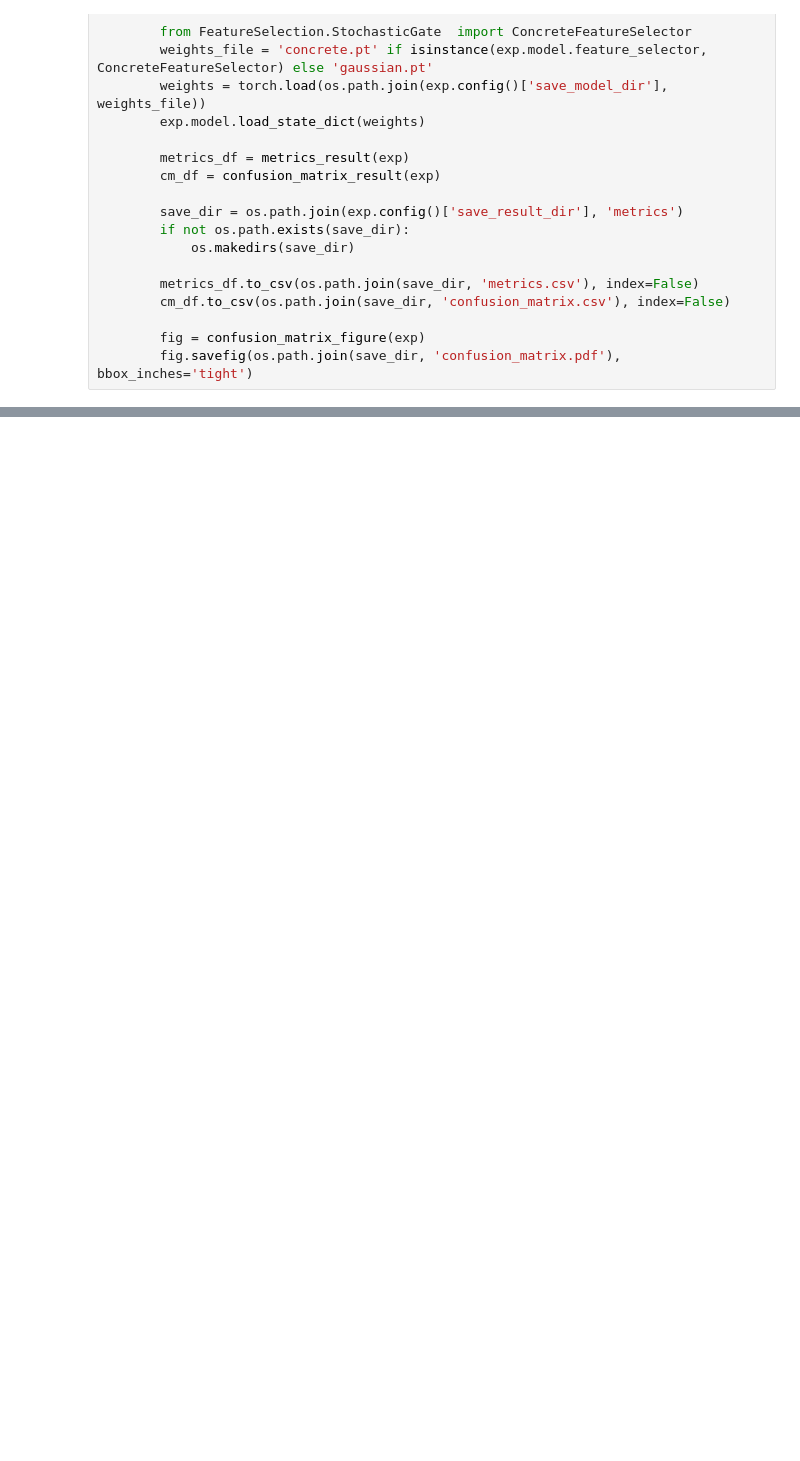
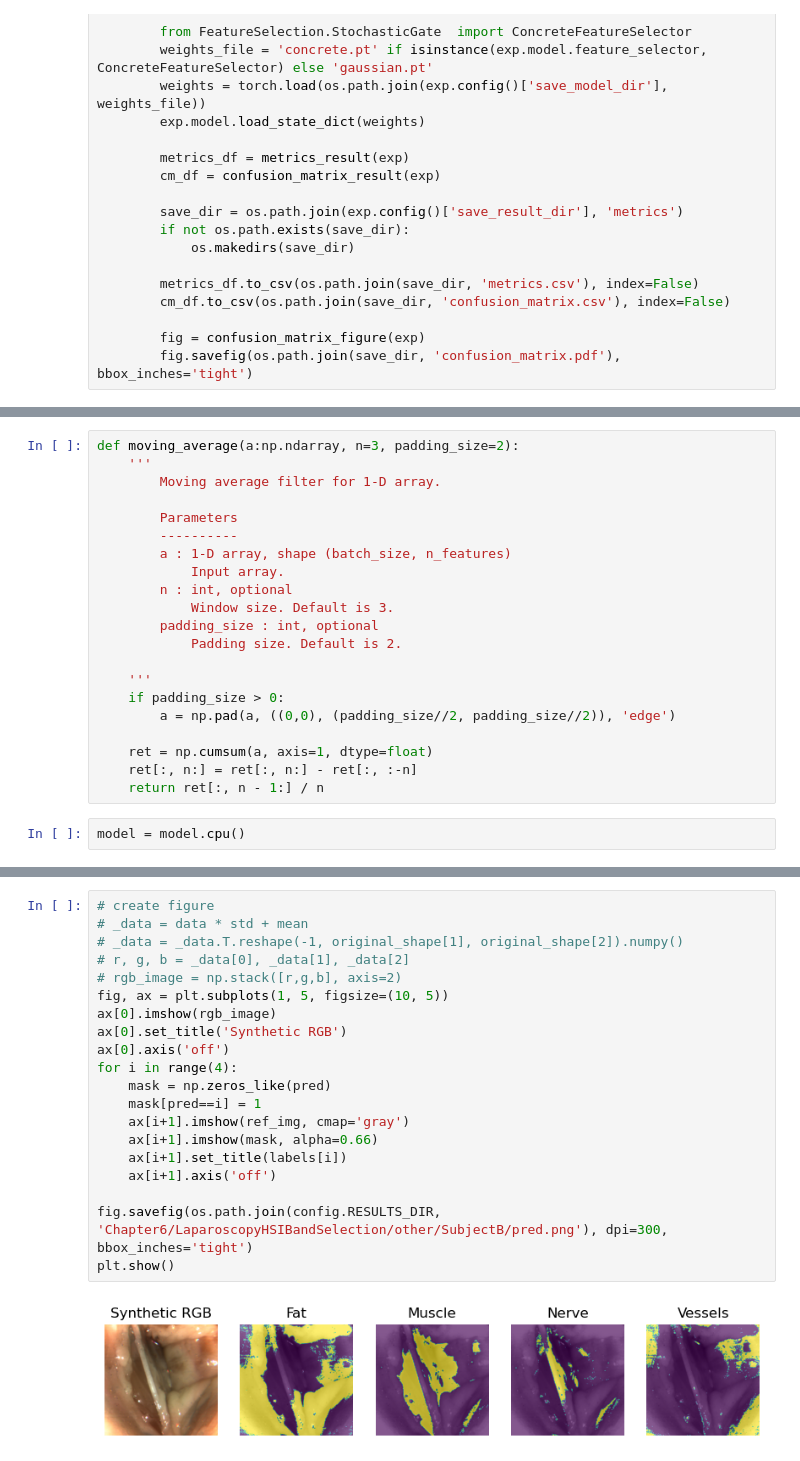
Before and after one commit to SolidusAbi/Thesis, a Jupyter notebook: Chapter 6/HSI/metrics.ipynb, the cells around one changed output, grey strips where cells are left out. Cells and saved outputs as stored; diff of their text form; blank space fills up the shorter version.

Commit message:
New figures for chapter 4

```diff
--- a/Chapter 6/HSI/metrics.ipynb
+++ b/Chapter 6/HSI/metrics.ipynb
@@ -99,0 +231,23 @@ for exp_type in experiments:
+# %%
+def moving_average(a:np.ndarray, n=3, padding_size=2):
+    '''
+        Moving average filter for 1-D array.
+
+        Parameters
+        ----------
+        a : 1-D array, shape (batch_size, n_features)
+            Input array.
+        n : int, optional
+            Window size. Default is 3.
+        padding_size : int, optional
+            Padding size. Default is 2.
+
+    '''
+    if padding_size > 0:
+        a = np.pad(a, ((0,0), (padding_size//2, padding_size//2)), 'edge')
+
+    ret = np.cumsum(a, axis=1, dtype=float)
+    ret[:, n:] = ret[:, n:] - ret[:, :-n]
+    return ret[:, n - 1:] / n
+# %%
+model = model.cpu()
@@ -99,0 +293,22 @@ for exp_type in experiments:
+# %%
+# create figure
+# _data = data * std + mean
+# _data = _data.T.reshape(-1, original_shape[1], original_shape[2]).numpy()
+# r, g, b = _data[0], _data[1], _data[2]
+# rgb_image = np.stack([r,g,b], axis=2)
+fig, ax = plt.subplots(1, 5, figsize=(10, 5))
+ax[0].imshow(rgb_image)
+ax[0].set_title('Synthetic RGB')
+ax[0].axis('off')
+for i in range(4):
+    mask = np.zeros_like(pred)
+    mask[pred==i] = 1
+    ax[i+1].imshow(ref_img, cmap='gray')
+    ax[i+1].imshow(mask, alpha=0.66)
+    ax[i+1].set_title(labels[i])
+    ax[i+1].axis('off')
+
+fig.savefig(os.path.join(config.RESULTS_DIR, 'Chapter6/LaparoscopyHSIBandSelection/other/SubjectB/pred.png'), dpi=300, bbox_inches='tight')
+plt.show()
+# %% [output]
+[figure, added]
```
Also changed, not shown: parts of 19 cells of this notebook, 2 other files.
